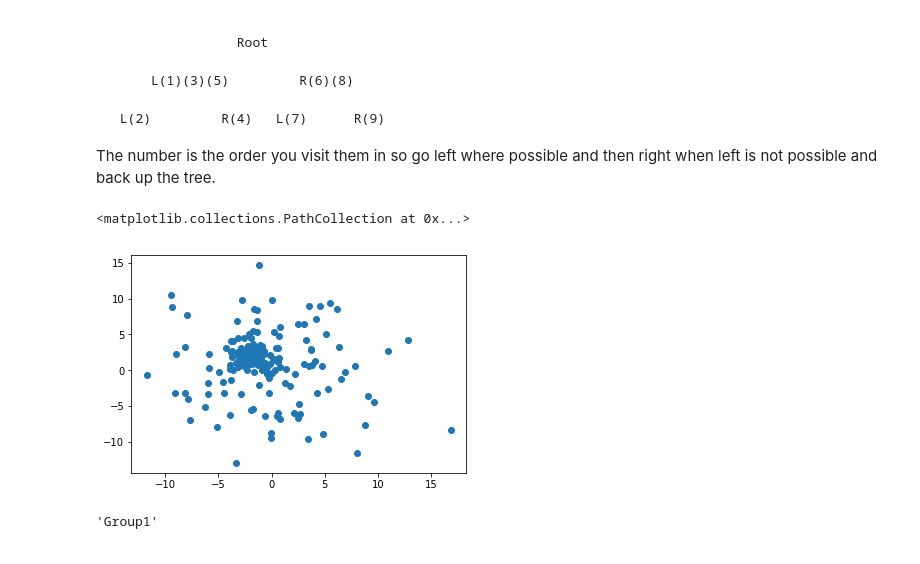
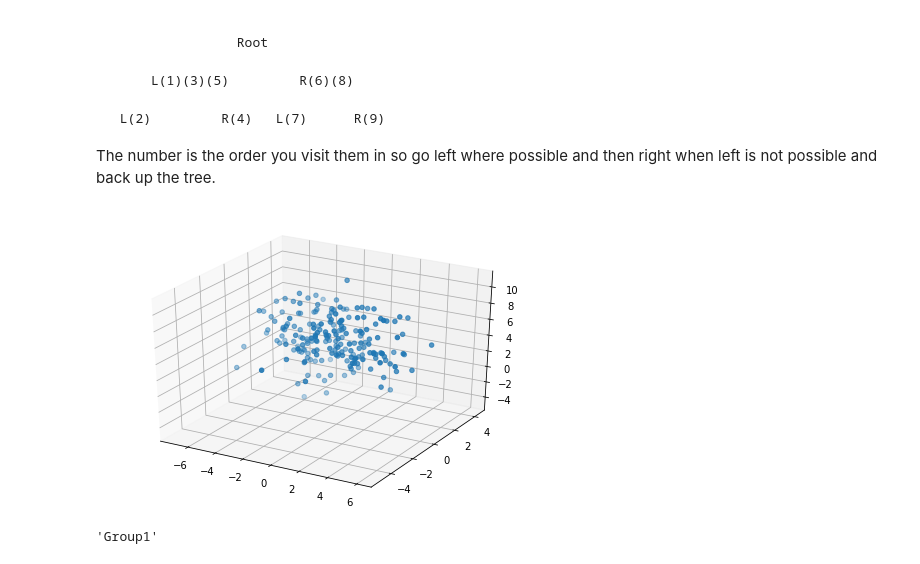
Before and after one commit to JF717/AI-and-the-Environment, a Jupyter notebook: Practicals/Practical 2 Decision Trees.ipynb, the cells around one changed output. Saved outputs shown, nothing was run; the diff lists cells and outputs as text; code cells hidden in the pictures.

```diff
--- a/Practicals/Practical 2 Decision Trees.ipynb
+++ b/Practicals/Practical 2 Decision Trees.ipynb
@@ -211,20 +212,24 @@ Remember that a tree needs to explore left first:
 
 The number is the order you visit them in so go left where possible and then right when left is not possible and back up the tree.
 # %%
-#lets make some messier data to play around with
-X1 = np.array([random.gauss(-2,1) for _ in range(100)])
-X2 = np.array([random.gauss(0,5) for _ in range(100)])
-Y1 = np.array([random.gauss(2,1) for _ in range(100)])
-Y2 = np.array([random.gauss(0,5) for _ in range(100)])
+#lets make some messier data to play around with. we've created 3 variables here so we can do classification on multiple features
+X1 = np.array([random.gauss(-2,2) for _ in range(100)])
+X2 = np.array([random.gauss(2,2) for _ in range(100)])
+Y1 = np.array([random.gauss(1,1) for _ in range(100)])
+Y2 = np.array([random.gauss(-1,1) for _ in range(100)])
+Z1 = np.array([random.gauss(4,3) for _ in range(100)])
+Z2 = np.array([random.gauss(6,2) for _ in range(100)])
 # %%
-Group1 = pd.DataFrame({'X' : X1, 'Y' : Y1, 'Group' : G1})
-Group2 = pd.DataFrame({'X' : X2, 'Y' : Y2, 'Group' : G2})
+Group1 = pd.DataFrame({'X' : X1, 'Y' : Y1, 'Z' : Z1, 'Group' : G1})
+Group2 = pd.DataFrame({'X' : X2, 'Y' : Y2, 'Z' : Z2 , 'Group' : G2})
 FullDat = pd.concat([Group1,Group2])
 # %%
-plt.scatter(FullDat['X'],FullDat['Y'])
+fig = plt.figure()
+ax = Axes3D(fig)
+ax.scatter(FullDat['X'],FullDat['Y'],FullDat['Z'])
+plt.show()
 # %% [output]
-<matplotlib.collections.PathCollection at 0x...>
-[figure, old version]
+[figure, new version]
 # %%
 #First we will create a simple function that will save a terminal node it simply takes the split data and finds the most common classification and says that is the prediction
 def to_terminal(Set,Class):
```
Also changed, not shown: parts of 5 cells of this notebook, 1 other file.
